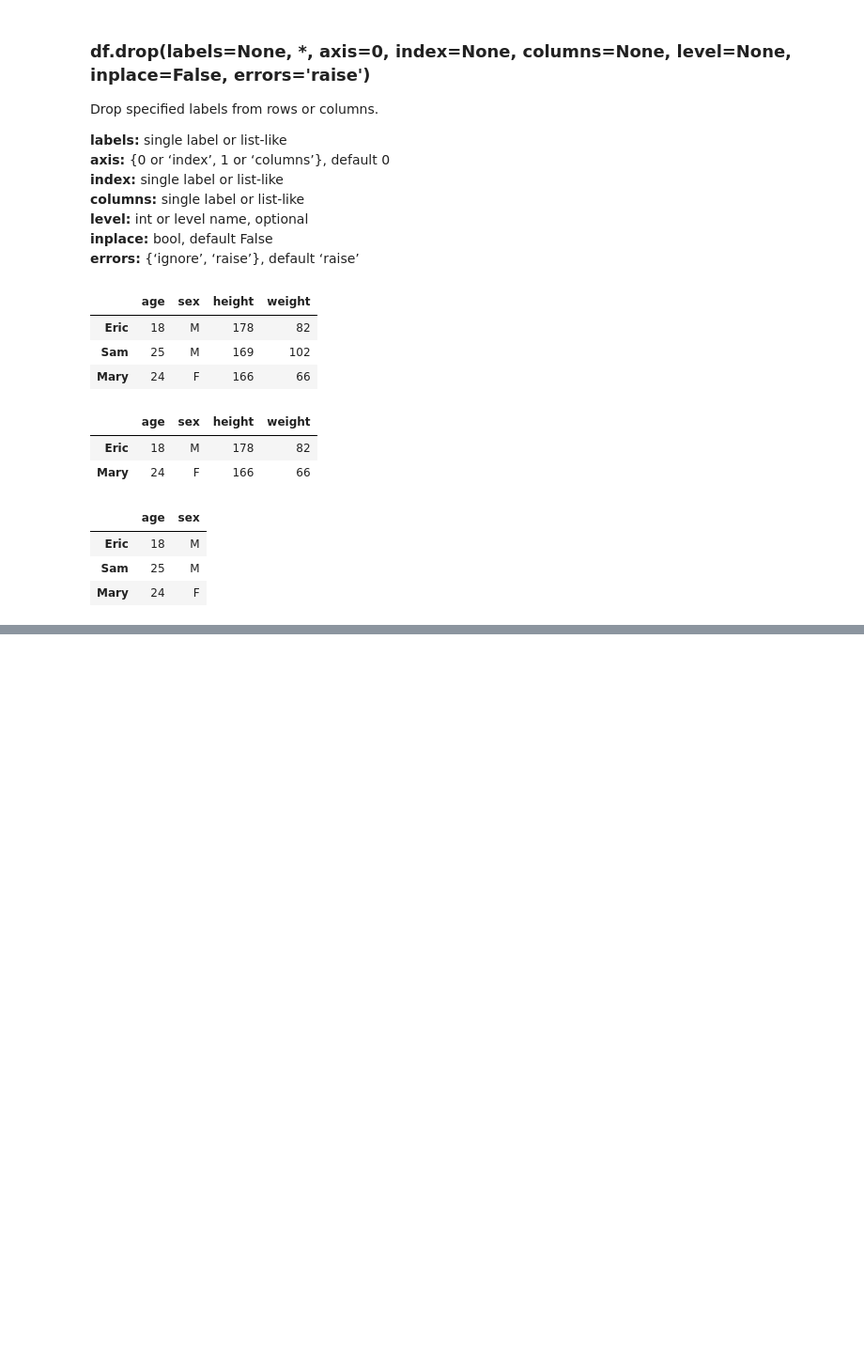
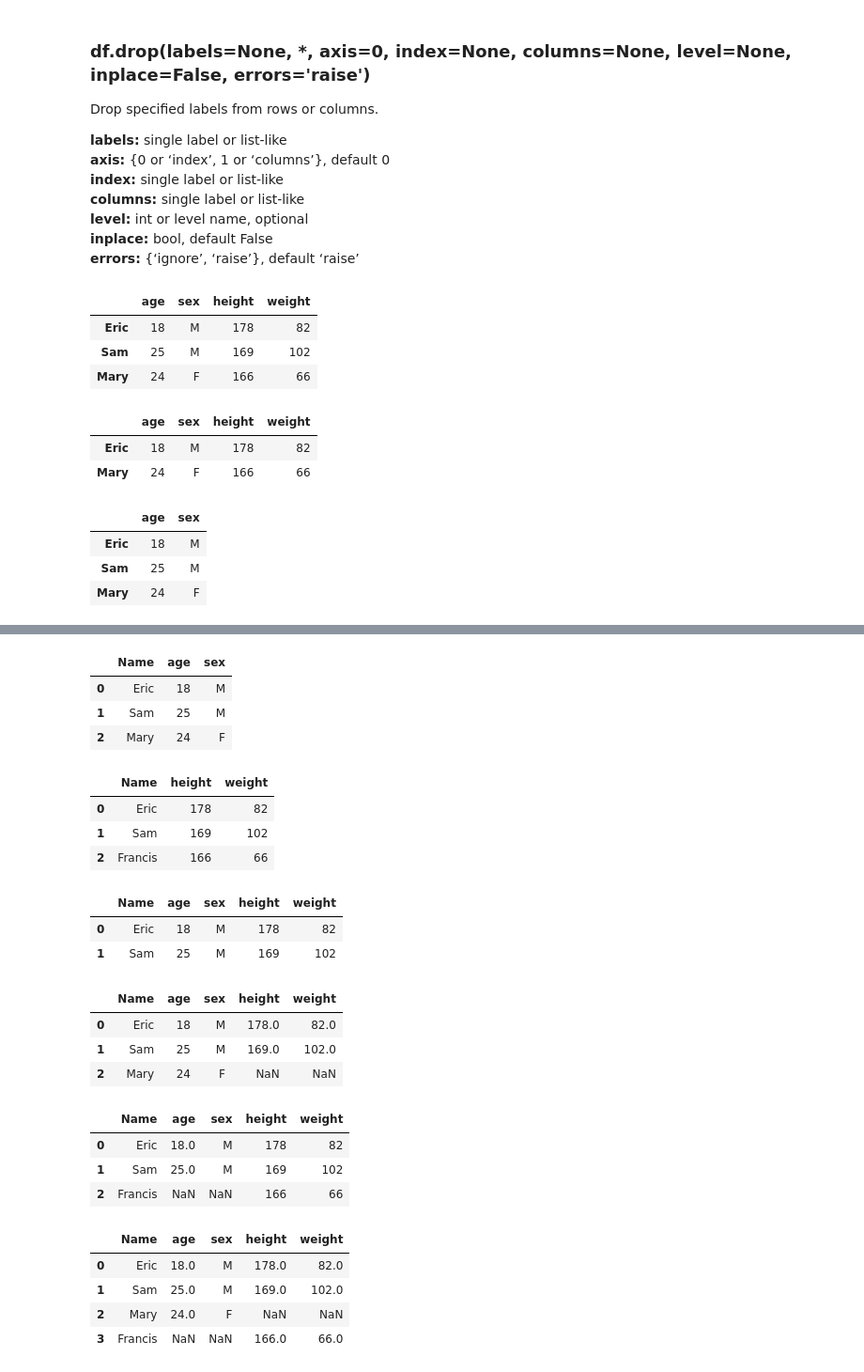
Before and after one commit to clivelo/pandas_exercises_and_notes, a Jupyter notebook: pandas_notes.ipynb, the cells around one changed output, grey strips where cells are left out. Shown: that part at 94% size. Cells and saved outputs as stored; diff of their text form; code cells hidden in the pictures; blank space fills up the shorter version.

```diff
--- a/pandas_notes.ipynb
+++ b/pandas_notes.ipynb
@@ -455,0 +560,46 @@ df.drop(columns=["height", "weight"])
+# %%
+df1 = pd.DataFrame(
+    {"Name": ["Eric", "Sam", "Mary"], "age": [18, 25, 24], "sex": ["M", "M", "F"]})
+df1
+# %% [output]
+|  | Name | age | sex |
+| 0 | Eric | 18 | M |
+| 1 | Sam | 25 | M |
+| 2 | Mary | 24 | F |
+# %%
+df2 = pd.DataFrame(
+    {"Name": ["Eric", "Sam", "Francis"], "height": [178, 169, 166], "weight": [82, 102, 66]})
+df2
+# %% [output]
+|  | Name | height | weight |
+| 0 | Eric | 178 | 82 |
+| 1 | Sam | 169 | 102 |
+| 2 | Francis | 166 | 66 |
+# %%
+df1.merge(df2, how="inner", on="Name")
+# %% [output]
+|  | Name | age | sex | height | weight |
+| 0 | Eric | 18 | M | 178 | 82 |
+| 1 | Sam | 25 | M | 169 | 102 |
+# %%
+df1.merge(df2, how="left", on="Name")
+# %% [output]
+|  | Name | age | sex | height | weight |
+| 0 | Eric | 18 | M | 178.0 | 82.0 |
+| 1 | Sam | 25 | M | 169.0 | 102.0 |
+| 2 | Mary | 24 | F | NaN | NaN |
+# %%
+df1.merge(df2, how="right", on="Name")
+# %% [output]
+|  | Name | age | sex | height | weight |
+| 0 | Eric | 18.0 | M | 178 | 82 |
+| 1 | Sam | 25.0 | M | 169 | 102 |
+| 2 | Francis | NaN | NaN | 166 | 66 |
+# %%
+df1.merge(df2, how="outer", on="Name")
+# %% [output]
+|  | Name | age | sex | height | weight |
+| 0 | Eric | 18.0 | M | 178.0 | 82.0 |
+| 1 | Sam | 25.0 | M | 169.0 | 102.0 |
+| 2 | Mary | 24.0 | F | NaN | NaN |
+| 3 | Francis | NaN | NaN | 166.0 | 66.0 |
```
Also changed, not shown: parts of 29 cells of this notebook, 1 other file.
